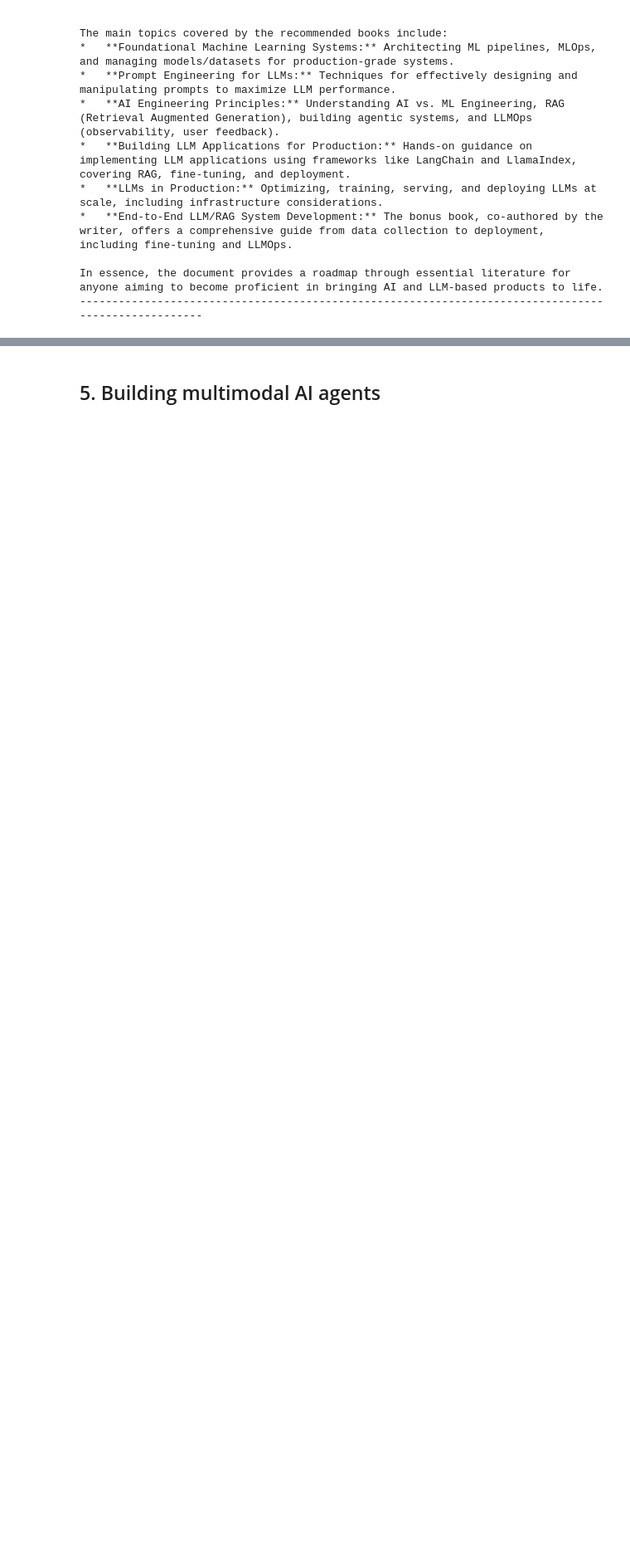
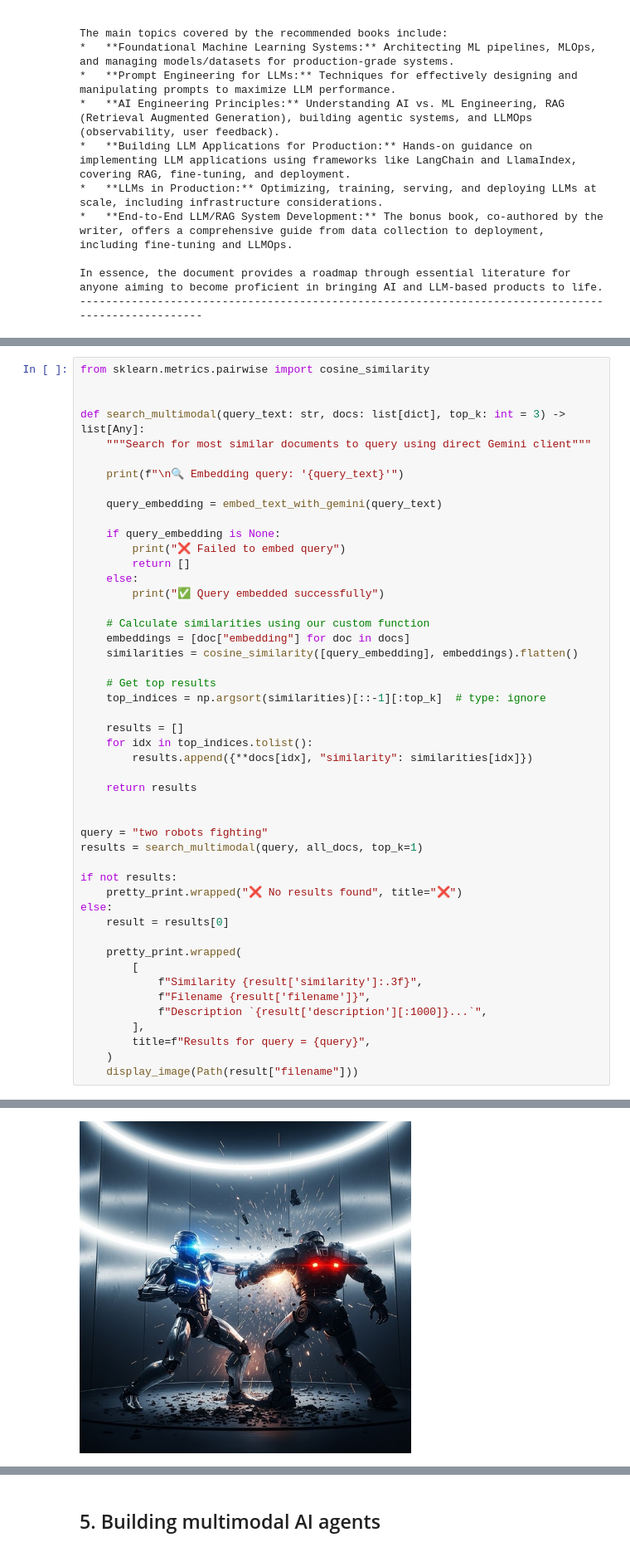
Before and after one commit to shoaibkhanz/agentic-ai-engineering-course, a Jupyter notebook: lessons/11_multimodal/notebook.ipynb, the cells around one changed output, grey strips where cells are left out. Shown at 83% size. Saved outputs shown, nothing was run; the diff lists cells and outputs as text; blank space fills up the shorter version.

```diff
--- a/lessons/11_multimodal/notebook.ipynb
+++ b/lessons/11_multimodal/notebook.ipynb
@@ -626,0 +422,49 @@ A close-up, well-lit shot captures a focused adult...
+# %%
+from sklearn.metrics.pairwise import cosine_similarity
+
+
+def search_multimodal(query_text: str, docs: list[dict], top_k: int = 3) -> list[Any]:
+    """Search for most similar documents to query using direct Gemini client"""
+
+    print(f"\n🔍 Embedding query: '{query_text}'")
+
+    query_embedding = embed_text_with_gemini(query_text)
+
+    if query_embedding is None:
+        print("❌ Failed to embed query")
+        return []
+    else:
+        print("✅ Query embedded successfully")
+
+    # Calculate similarities using our custom function
+    embeddings = [doc["embedding"] for doc in docs]
+    similarities = cosine_similarity([query_embedding], embeddings).flatten()
+
+    # Get top results
+    top_indices = np.argsort(similarities)[::-1][:top_k]  # type: ignore
+
+    results = []
+    for idx in top_indices.tolist():
+        results.append({**docs[idx], "similarity": similarities[idx]})
+
+    return results
+
+
+query = "two robots fighting"
+results = search_multimodal(query, all_docs, top_k=1)
+
+if not results:
+    pretty_print.wrapped("❌ No results found", title="❌")
+else:
+    result = results[0]
+
+    pretty_print.wrapped(
+        [
+            f"Similarity {result['similarity']:.3f}",
+            f"Filename {result['filename']}",
+            f"Description `{result['description'][:1000]}...`",
+        ],
+        title=f"Results for query = {query}",
+    )
+    display_image(Path(result["filename"]))
+# %% [output]
@@ -626,0 +486 @@ A close-up, well-lit shot captures a focused adult...
+[figure, added]
```
Also changed, not shown: parts of 11 cells of this notebook, 10 other files.
